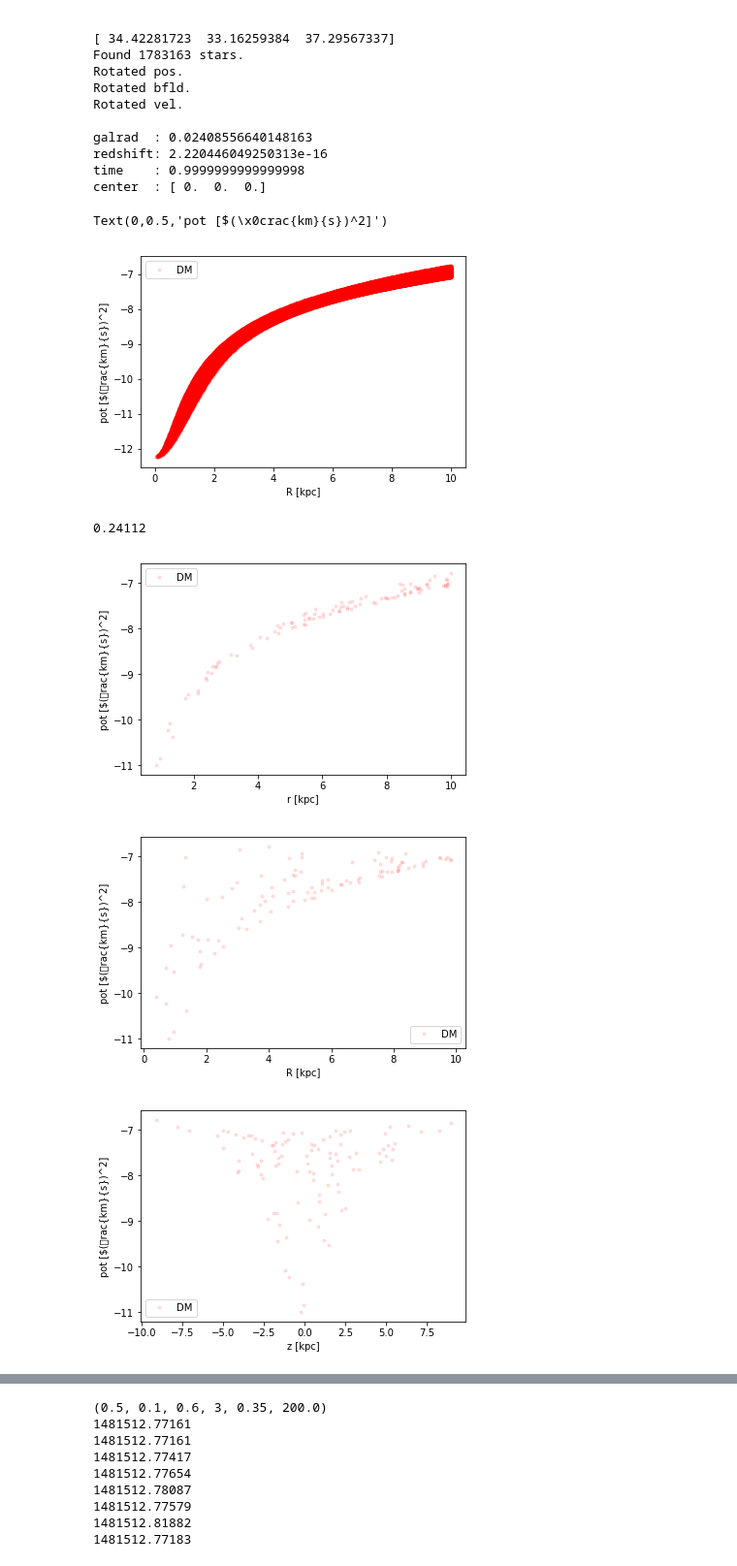
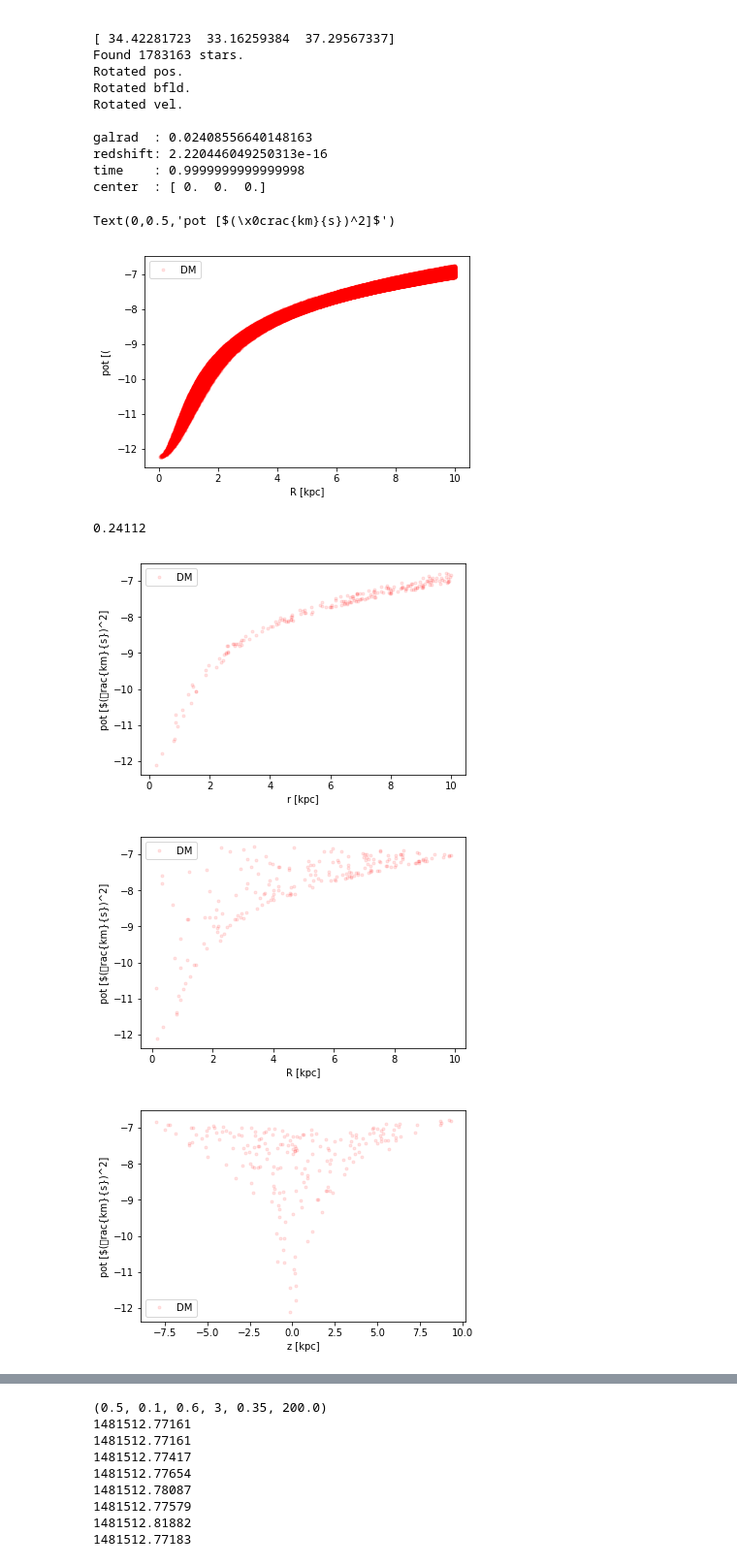
Before and after one commit to sophialilleengen/masterproject, a Jupyter notebook: notebooks/1pot_potfitting.ipynb, the cells around one changed output, grey strips where cells are left out. Shown: that part at 97% size. Saved outputs shown, nothing was run; the diff lists cells and outputs as text; code cells hidden in the pictures.

```diff
--- a/notebooks/1pot_potfitting.ipynb
+++ b/notebooks/1pot_potfitting.ipynb
@@ -114,10 +118,10 @@ pot_all = s.pot[iall]
 plt.plot(r_dm_kpc, pot_m_dm, 'r.', alpha = 0.1, label = 'DM')
 plt.legend()
 plt.xlabel('R [kpc]')
-plt.ylabel('pot [$(\frac{km}{s})^2]')
+plt.ylabel('pot [$(\frac{km}{s})^2]$')
 # %% [output]
-Text(0,0.5,'pot [$(\x0crac{km}{s})^2]')
+Text(0,0.5,'pot [$(\x0crac{km}{s})^2]$')
-[figure, old version]
+[figure, new version]
 # %%
 print(np.min(vR_kms))
 # %% [output]
@@ -125,30 +129,32 @@ print(np.min(vR_kms))
 # %%
 #dm particle (random) selection
 
 import random
-a = np.array(random.sample(list(enumerate(pot_m_dm)),101))
+a = np.array(random.sample(list(enumerate(pot_m_dm)),201))
 rand_ind = a[:,0].astype(int)
 rand_pot_dm = a[:, 1]
 rand_r_dm = r_dm_kpc[rand_ind]
 rand_R_dm = R_dm_kpc[rand_ind]
 rand_z_dm = z_dm_kpc[rand_ind]
+
+R_kpc_data,z_kpc_data,pot_kms2_data = rand_R_dm, rand_z_dm, rand_pot_dm
 
 plt.plot(rand_r_dm, rand_pot_dm, 'r.', alpha = 0.1, label = 'DM')
 plt.legend()
 plt.xlabel('r [kpc]')
 plt.ylabel('pot [$(\frac{km}{s})^2]')
 plt.show()
 plt.plot(rand_R_dm, rand_pot_dm, 'r.', alpha = 0.1, label = 'DM')
 plt.legend()
 plt.xlabel('R [kpc]')
 plt.ylabel('pot [$(\frac{km}{s})^2]')
 plt.show()
 plt.plot(rand_z_dm, rand_pot_dm, 'r.', alpha = 0.1, label = 'DM')
 plt.legend()
 plt.xlabel('z [kpc]')
 plt.ylabel('pot [$(\frac{km}{s})^2]')
 plt.show()
 # %% [output]
-[figure, old version]
+[figure, new version]
-[figure, old version]
+[figure, new version]
-[figure, old version]
+[figure, new version]
```
Also changed, not shown: parts of 15 cells of this notebook, 1 other file.
